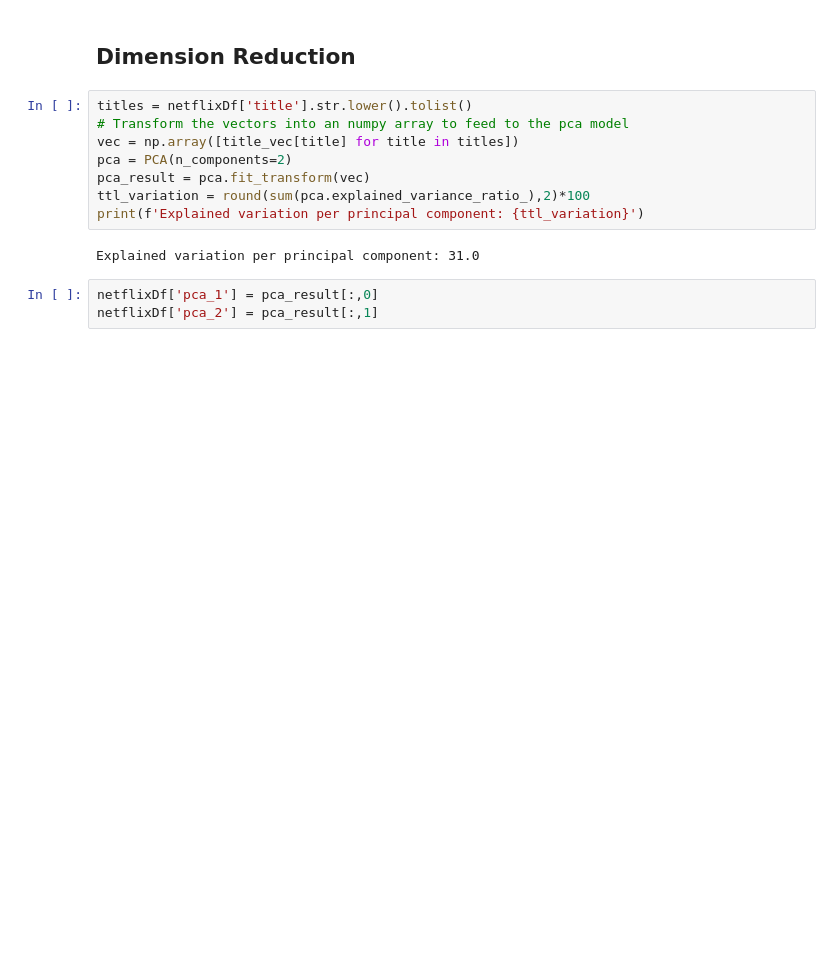
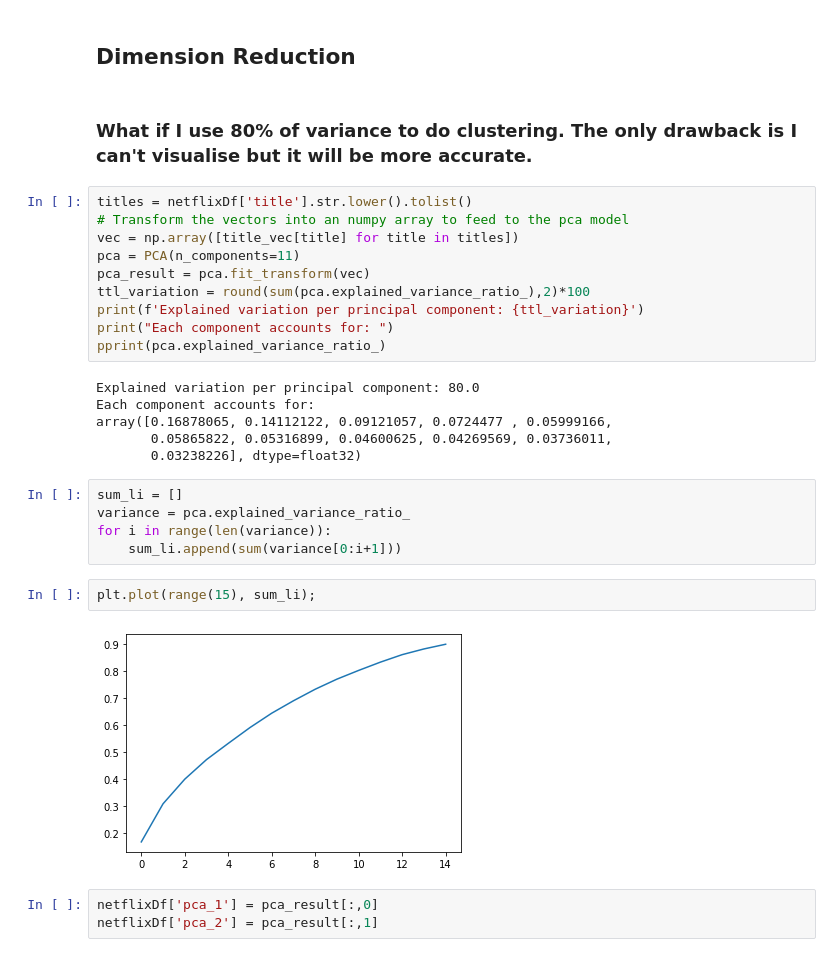
Before and after one commit to hsi-cy/dissertation, a Jupyter notebook: dissertation_v1.ipynb, the cells around one changed output. Cells and saved outputs as stored; diff of their text form; blank space fills up the shorter version.

```diff
--- a/dissertation_v1.ipynb
+++ b/dissertation_v1.ipynb
@@ -119,16 +119,33 @@ title_vec = get_vectors(title_text, w2v)
 Now I have got all title's transformed into vector representations
 # %% [markdown]
 ## Dimension Reduction
+# %% [markdown]
+### What if I use 80% of variance to do clustering. The only drawback is I can't visualise but it will be more accurate.
 # %%
 titles = netflixDf['title'].str.lower().tolist()
 # Transform the vectors into an numpy array to feed to the pca model
 vec = np.array([title_vec[title] for title in titles])
-pca = PCA(n_components=2)
+pca = PCA(n_components=11)
 pca_result = pca.fit_transform(vec)
 ttl_variation = round(sum(pca.explained_variance_ratio_),2)*100
 print(f'Explained variation per principal component: {ttl_variation}')
+print("Each component accounts for: ")
+pprint(pca.explained_variance_ratio_)
 # %% [output]
-Explained variation per principal component: 31.0
+Explained variation per principal component: 80.0
+Each component accounts for:
+array([0.16878065, 0.14112122, 0.09121057, 0.0724477 , 0.05999166,
+       0.05865822, 0.05316899, 0.04600625, 0.04269569, 0.03736011,
+       0.03238226], dtype=float32)
+# %%
+sum_li = []
+variance = pca.explained_variance_ratio_
+for i in range(len(variance)):
+    sum_li.append(sum(variance[0:i+1]))
+# %%
+plt.plot(range(15), sum_li);
+# %% [output]
+[figure, added]
 # %%
 netflixDf['pca_1'] = pca_result[:,0]
 netflixDf['pca_2'] = pca_result[:,1]
```
